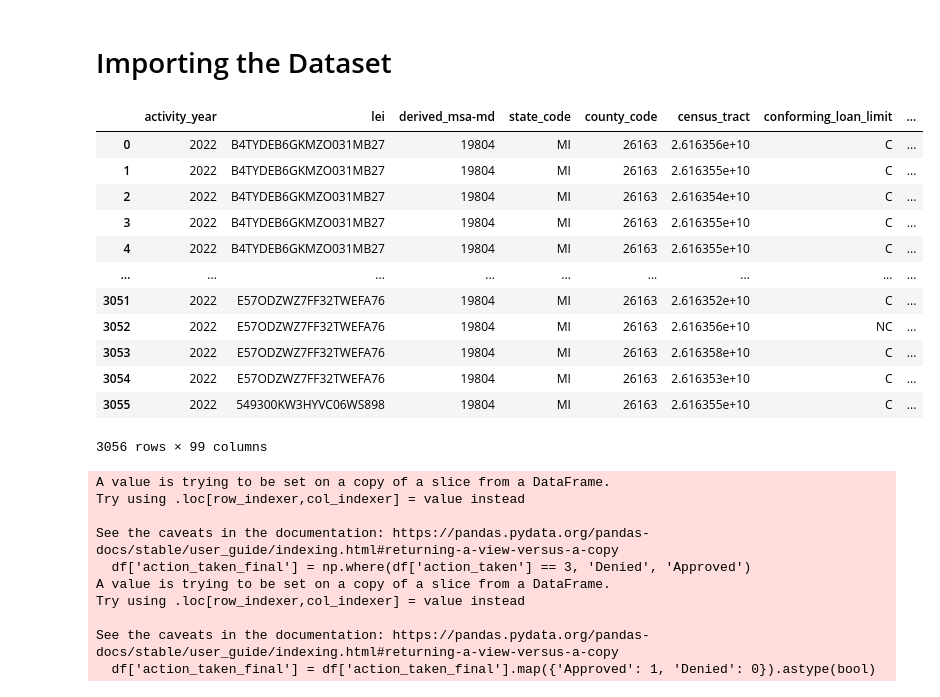
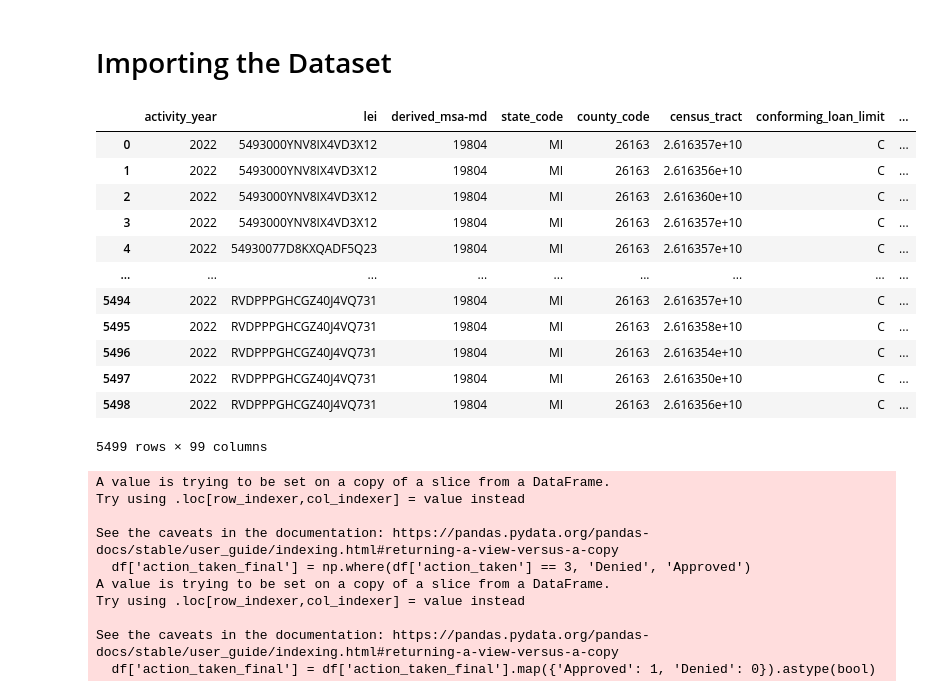
Before and after one commit to Abhishek-Dutta-Deloitte/Generalized_Model, a Jupyter notebook: notebook/HMDA Prediction.ipynb, the cells around one changed output. Cells and saved outputs as stored; diff of their text form; code cells hidden in the pictures.

```diff
--- a/notebook/HMDA Prediction.ipynb
+++ b/notebook/HMDA Prediction.ipynb
@@ -480,24 +480,24 @@ mortgage_data = project.get_file('Detroit_mortgage_data.csv')
 # %%
 import pandas as pd
 
 # Convert BytesIO object to pandas DataFrame
-df = pd.read_csv(mortgage_data)
+df = pd.read_csv("../data/Mortgage_Test_Data_Raw.csv")
 
 df
 # %% [output]
 |  | activity_year | lei | derived_msa-md | state_code | county_code | census_tract | conforming_loan_limit | ... |
-| 0 | 2022 | B4TYDEB6GKMZO031MB27 | 19804 | MI | 26163 | 2.616356e+10 | C | ... |
-| 1 | 2022 | B4TYDEB6GKMZO031MB27 | 19804 | MI | 26163 | 2.616355e+10 | C | ... |
-| 2 | 2022 | B4TYDEB6GKMZO031MB27 | 19804 | MI | 26163 | 2.616354e+10 | C | ... |
-| 3 | 2022 | B4TYDEB6GKMZO031MB27 | 19804 | MI | 26163 | 2.616355e+10 | C | ... |
-| 4 | 2022 | B4TYDEB6GKMZO031MB27 | 19804 | MI | 26163 | 2.616355e+10 | C | ... |
+| 0 | 2022 | 5493000YNV8IX4VD3X12 | 19804 | MI | 26163 | 2.616357e+10 | C | ... |
+| 1 | 2022 | 5493000YNV8IX4VD3X12 | 19804 | MI | 26163 | 2.616356e+10 | C | ... |
+| 2 | 2022 | 5493000YNV8IX4VD3X12 | 19804 | MI | 26163 | 2.616360e+10 | C | ... |
+| 3 | 2022 | 5493000YNV8IX4VD3X12 | 19804 | MI | 26163 | 2.616357e+10 | C | ... |
+| 4 | 2022 | 54930077D8KXQADF5Q23 | 19804 | MI | 26163 | 2.616357e+10 | C | ... |
 | ... | ... | ... | ... | ... | ... | ... | ... | ... |
-| 3051 | 2022 | E57ODZWZ7FF32TWEFA76 | 19804 | MI | 26163 | 2.616352e+10 | C | ... |
-| 3052 | 2022 | E57ODZWZ7FF32TWEFA76 | 19804 | MI | 26163 | 2.616356e+10 | NC | ... |
-| 3053 | 2022 | E57ODZWZ7FF32TWEFA76 | 19804 | MI | 26163 | 2.616358e+10 | C | ... |
-| 3054 | 2022 | E57ODZWZ7FF32TWEFA76 | 19804 | MI | 26163 | 2.616353e+10 | C | ... |
-| 3055 | 2022 | 549300KW3HYVC06WS898 | 19804 | MI | 26163 | 2.616355e+10 | C | ... |
+| 5494 | 2022 | RVDPPPGHCGZ40J4VQ731 | 19804 | MI | 26163 | 2.616357e+10 | C | ... |
+| 5495 | 2022 | RVDPPPGHCGZ40J4VQ731 | 19804 | MI | 26163 | 2.616358e+10 | C | ... |
+| 5496 | 2022 | RVDPPPGHCGZ40J4VQ731 | 19804 | MI | 26163 | 2.616354e+10 | C | ... |
+| 5497 | 2022 | RVDPPPGHCGZ40J4VQ731 | 19804 | MI | 26163 | 2.616350e+10 | C | ... |
+| 5498 | 2022 | RVDPPPGHCGZ40J4VQ731 | 19804 | MI | 26163 | 2.616356e+10 | C | ... |
-3056 rows × 99 columns
+5499 rows × 99 columns
 # %%
 df = df[['debt_to_income_ratio','applicant_credit_score_type', 'co-applicant_credit_score_type','derived_sex','applicant_ethnicity-1', 'derived_race','co-applicant_ethnicity-1','applicant_sex_observed', 'action_taken', 'purchaser_type', 'preapproval','tract_minority_population_percent','loan_type', 'loan_purpose','tract_population', 'income','ffiec_msa_md_median_family_income','tract_median_age_of_housing_units','applicant_age', 'applicant_age_above_62','co-applicant_age_above_62','loan_amount']]
 df['action_taken_final'] = np.where(df['action_taken'] == 3, 'Denied', 'Approved')
```
Also changed, not shown: parts of 41 cells of this notebook, 10 other files.
